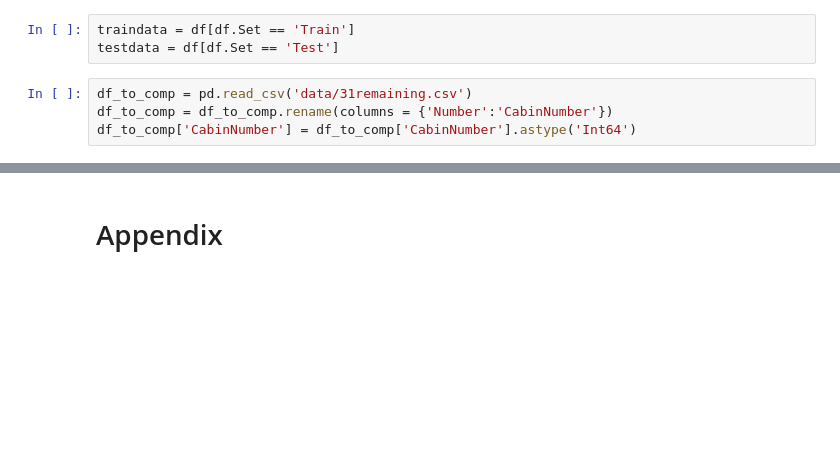
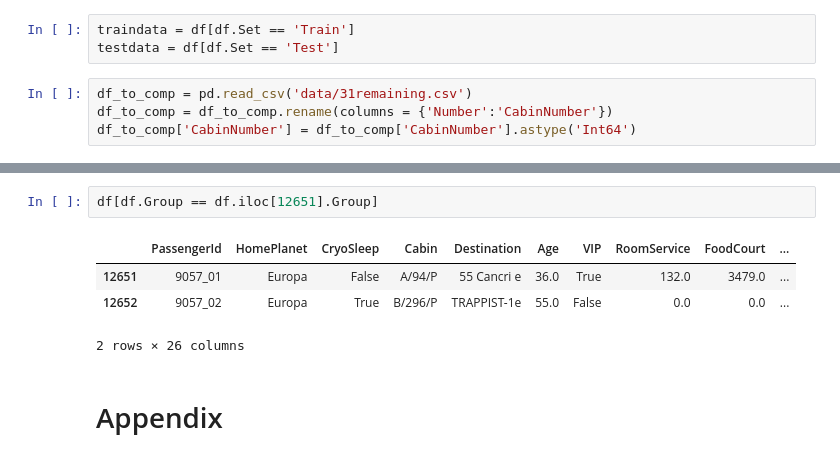
Before and after one commit to jacobsultan/cabin-for-spacetitanic-kaggle, a Jupyter notebook: final.ipynb, the cells around one changed output, grey strips where cells are left out. Cells and saved outputs as stored; diff of their text form; blank space fills up the shorter version.

```diff
--- a/final.ipynb
+++ b/final.ipynb
@@ -542,5 +426,12 @@ for index,row in df.iterrows():
 12892 nan F/1785/S
 12893 nan F/1785/S
+# %%
+df[df.Group == df.iloc[12651].Group]
+# %% [output]
+|  | PassengerId | HomePlanet | CryoSleep | Cabin | Destination | Age | VIP | RoomService | FoodCourt | ... |
+| 12651 | 9057_01 | Europa | False | A/94/P | 55 Cancri e | 36.0 | True | 132.0 | 3479.0 | ... |
+| 12652 | 9057_02 | Europa | True | B/296/P | TRAPPIST-1e | 55.0 | False | 0.0 | 0.0 | ... |
+2 rows × 26 columns
 # %% [markdown]
 # Appendix
 # %% [markdown]
```
Also changed, not shown: parts of 27 cells of this notebook.
